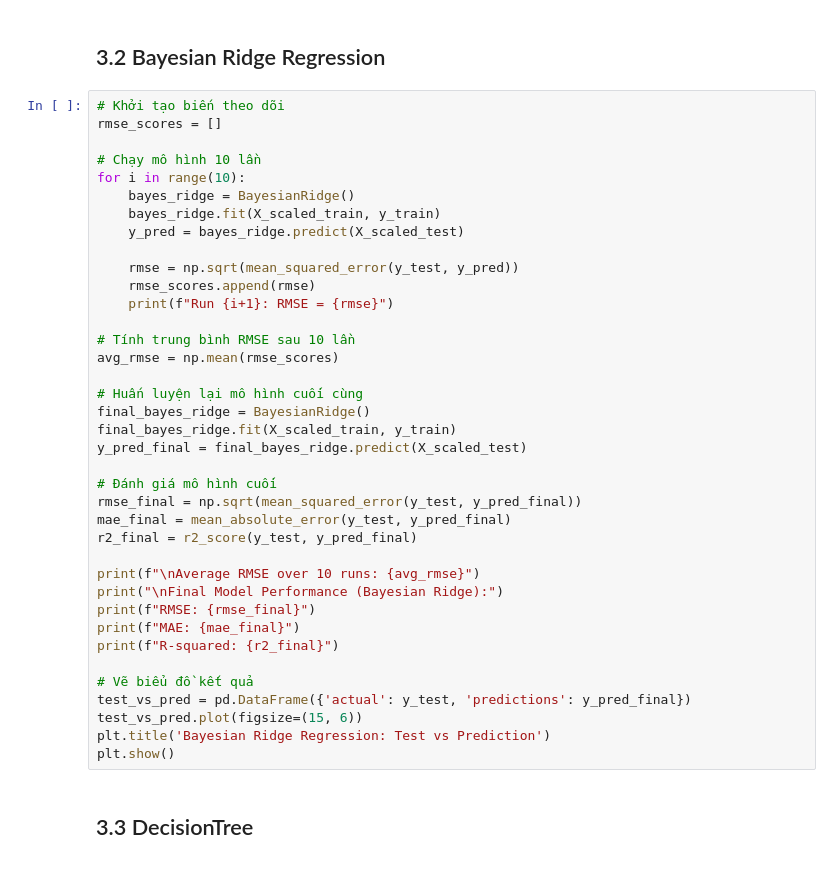
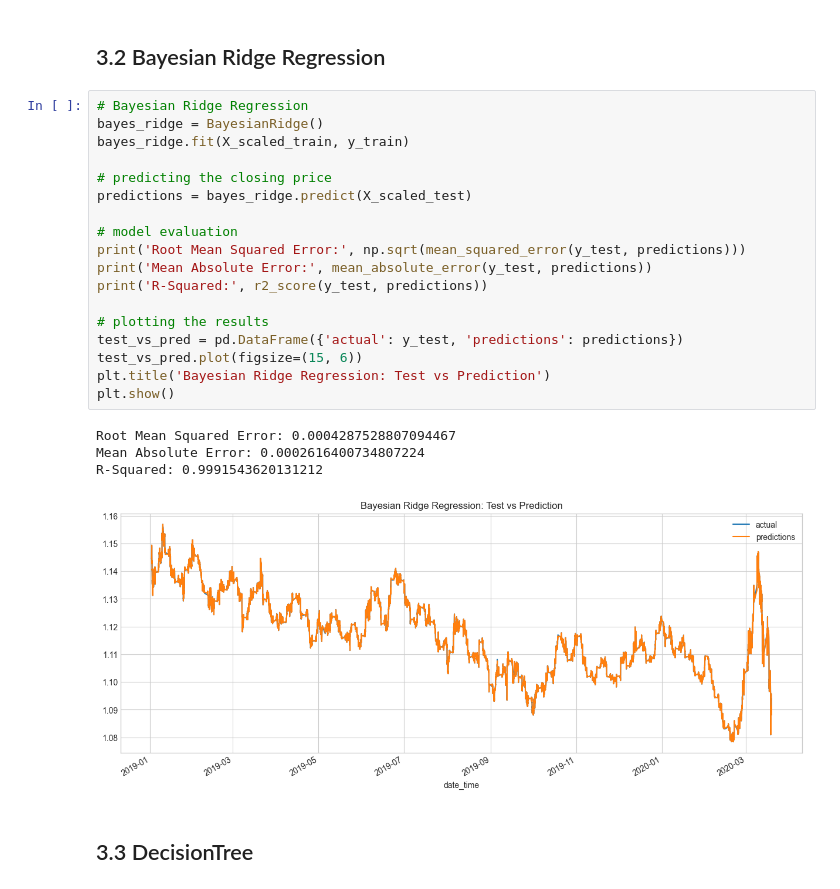
Before and after one commit to CuongB2205856/Project, a Jupyter notebook: ProjectCT294.ipynb, the cells around one changed output. Cells and saved outputs as stored; diff of their text form.

```diff
--- a/ProjectCT294.ipynb
+++ b/ProjectCT294.ipynb
@@ -333,42 +348,27 @@ plt.show()
 # %% [markdown]
 ## 3.2 Bayesian Ridge Regression
-# %%
-# Khởi tạo biến theo dõi
-rmse_scores = []
-
-# Chạy mô hình 10 lần
-for i in range(10):
-    bayes_ridge = BayesianRidge()
-    bayes_ridge.fit(X_scaled_train, y_train)
-    y_pred = bayes_ridge.predict(X_scaled_test)
-
-    rmse = np.sqrt(mean_squared_error(y_test, y_pred))
-    rmse_scores.append(rmse)
-    print(f"Run {i+1}: RMSE = {rmse}")
-
-# Tính trung bình RMSE sau 10 lần
-avg_rmse = np.mean(rmse_scores)
-
-# Huấn luyện lại mô hình cuối cùng
-final_bayes_ridge = BayesianRidge()
-final_bayes_ridge.fit(X_scaled_train, y_train)
-y_pred_final = final_bayes_ridge.predict(X_scaled_test)
-
-# Đánh giá mô hình cuối
-rmse_final = np.sqrt(mean_squared_error(y_test, y_pred_final))
-mae_final = mean_absolute_error(y_test, y_pred_final)
-r2_final = r2_score(y_test, y_pred_final)
-
-print(f"\nAverage RMSE over 10 runs: {avg_rmse}")
-print("\nFinal Model Performance (Bayesian Ridge):")
-print(f"RMSE: {rmse_final}")
-print(f"MAE: {mae_final}")
-print(f"R-squared: {r2_final}")
-
-# Vẽ biểu đồ kết quả
-test_vs_pred = pd.DataFrame({'actual': y_test, 'predictions': y_pred_final})
-test_vs_pred.plot(figsize=(15, 6))
-plt.title('Bayesian Ridge Regression: Test vs Prediction')
-plt.show()
+# %%
+# Bayesian Ridge Regression
+bayes_ridge = BayesianRidge()
+bayes_ridge.fit(X_scaled_train, y_train)
+
+# predicting the closing price
+predictions = bayes_ridge.predict(X_scaled_test)
+
+# model evaluation
+print('Root Mean Squared Error:', np.sqrt(mean_squared_error(y_test, predictions)))
+print('Mean Absolute Error:', mean_absolute_error(y_test, predictions))
+print('R-Squared:', r2_score(y_test, predictions))
+
+# plotting the results
+test_vs_pred = pd.DataFrame({'actual': y_test, 'predictions': predictions})
+test_vs_pred.plot(figsize=(15, 6))
+plt.title('Bayesian Ridge Regression: Test vs Prediction')
+plt.show()
+# %% [output]
+Root Mean Squared Error: 0.0004287528807094467
+Mean Absolute Error: 0.0002616400734807224
+R-Squared: 0.9991543620131212
+[figure, added]
 # %% [markdown]
 ## 3.3 DecisionTree
```
Also changed, not shown: parts of 16 cells of this notebook.
